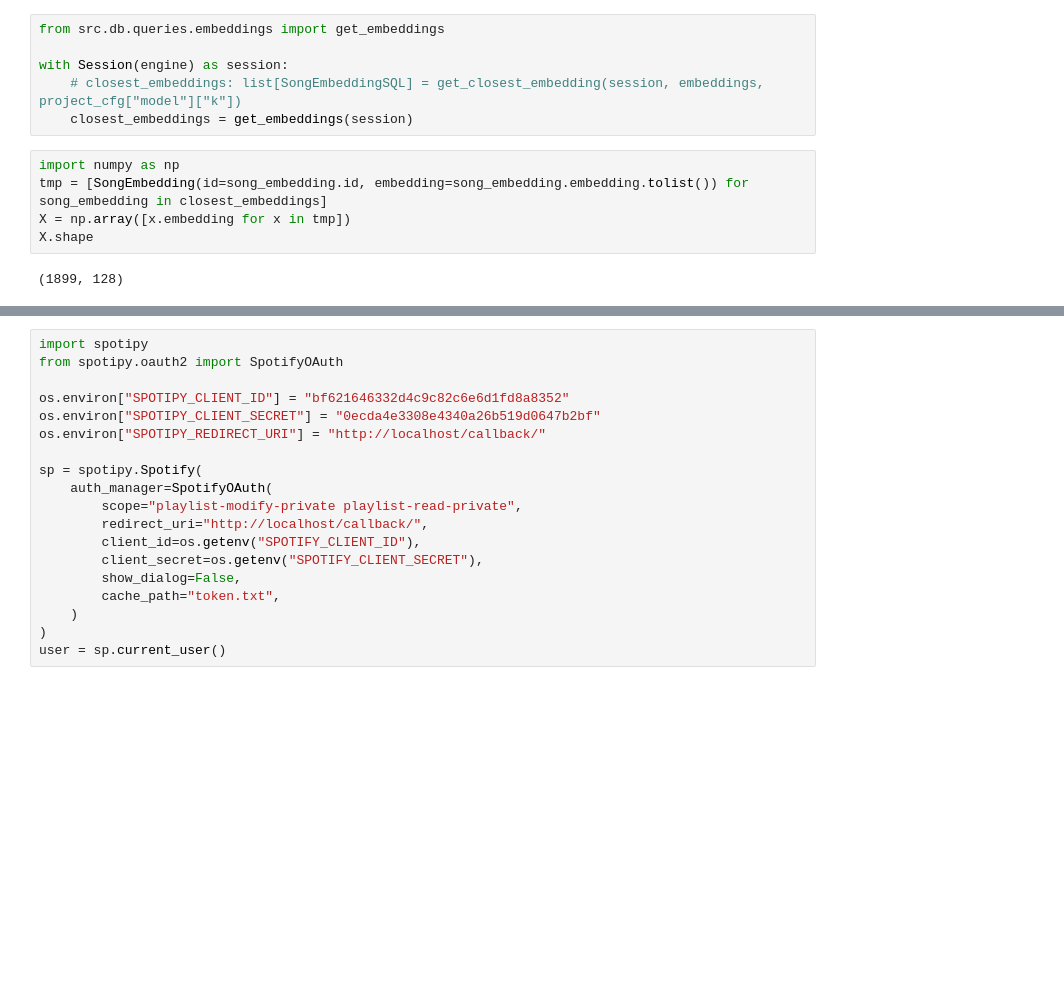
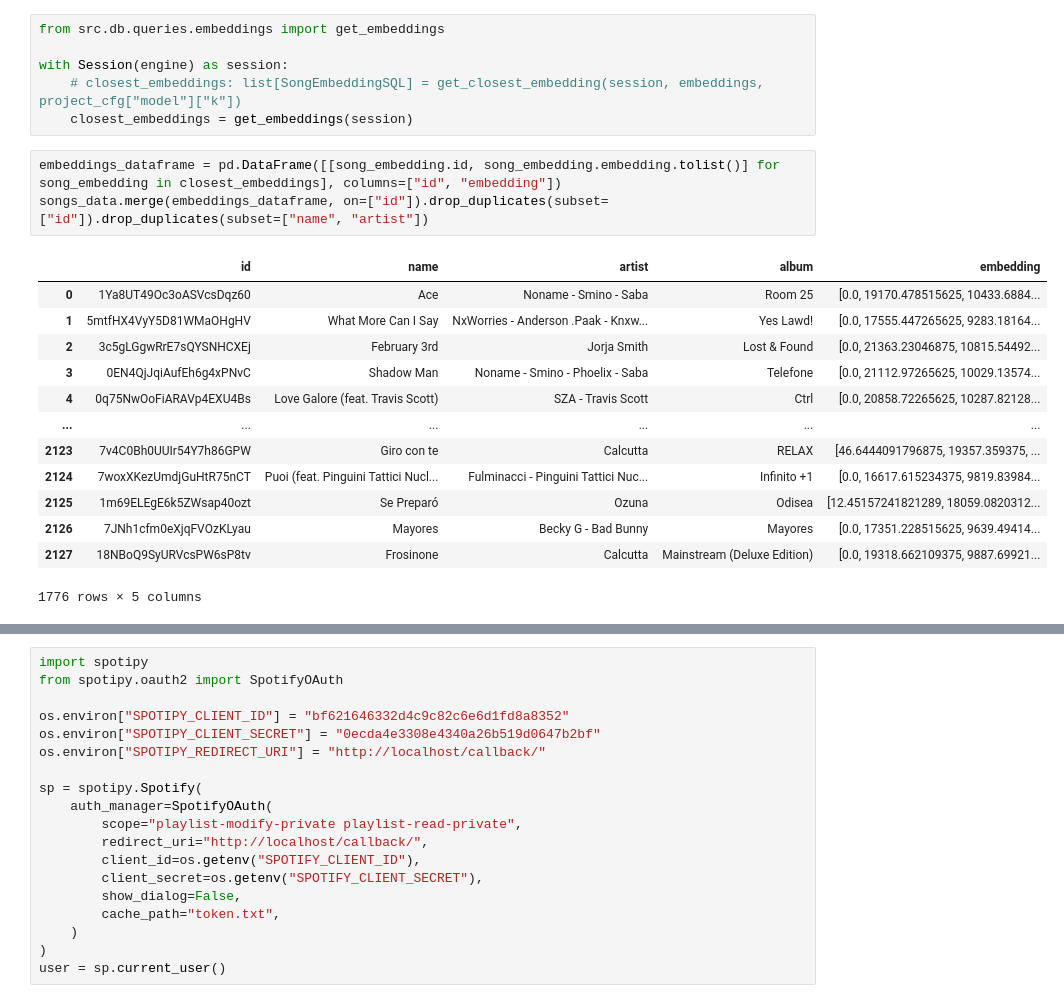
Before and after one commit to paolo-sofia/spotify-playlist-generator, a Jupyter notebook: notebooks/clustering.ipynb, the cells around one changed output, grey strips where cells are left out. Saved outputs shown, nothing was run; the diff lists cells and outputs as text; blank space fills up the shorter version.

```diff
--- a/notebooks/clustering.ipynb
+++ b/notebooks/clustering.ipynb
@@ -67,10 +113,20 @@ from src.db.queries.embeddings import get_embeddings
 with Session(engine) as session:
     # closest_embeddings: list[SongEmbeddingSQL] = get_closest_embedding(session, embeddings, project_cfg["model"]["k"])
     closest_embeddings = get_embeddings(session)
-# %%
-import numpy as np
-tmp = [SongEmbedding(id=song_embedding.id, embedding=song_embedding.embedding.tolist()) for song_embedding in closest_embeddings]
-X = np.array([x.embedding for x in tmp])
-X.shape
-# %% [output]
-(1899, 128)
+# %%
+embeddings_dataframe = pd.DataFrame([[song_embedding.id, song_embedding.embedding.tolist()] for song_embedding in closest_embeddings], columns=["id", "embedding"])
+songs_data.merge(embeddings_dataframe, on=["id"]).drop_duplicates(subset=["id"]).drop_duplicates(subset=["name", "artist"])
+# %% [output]
+|  | id | name | artist | album | embedding |
+| 0 | 1Ya8UT49Oc3oASVcsDqz60 | Ace | Noname - Smino - Saba | Room 25 | [0.0, 19170.478515625, 10433.6884... |
+| 1 | 5mtfHX4VyY5D81WMaOHgHV | What More Can I Say | NxWorries - Anderson .Paak - Knxw... | Yes Lawd! | [0.0, 17555.447265625, 9283.18164... |
+| 2 | 3c5gLGgwRrE7sQYSNHCXEj | February 3rd | Jorja Smith | Lost & Found | [0.0, 21363.23046875, 10815.54492... |
+| 3 | 0EN4QjJqiAufEh6g4xPNvC | Shadow Man | Noname - Smino - Phoelix - Saba | Telefone | [0.0, 21112.97265625, 10029.13574... |
+| 4 | 0q75NwOoFiARAVp4EXU4Bs | Love Galore (feat. Travis Scott) | SZA - Travis Scott | Ctrl | [0.0, 20858.72265625, 10287.82128... |
+| ... | ... | ... | ... | ... | ... |
+| 2123 | 7v4C0Bh0UUIr54Y7h86GPW | Giro con te | Calcutta | RELAX | [46.6444091796875, 19357.359375, ... |
+| 2124 | 7woxXKezUmdjGuHtR75nCT | Puoi (feat. Pinguini Tattici Nucl... | Fulminacci - Pinguini Tattici Nuc... | Infinito +1 | [0.0, 16617.615234375, 9819.83984... |
+| 2125 | 1m69ELEgE6k5ZWsap40ozt | Se Preparó | Ozuna | Odisea | [12.45157241821289, 18059.0820312... |
+| 2126 | 7JNh1cfm0eXjqFVOzKLyau | Mayores | Becky G - Bad Bunny | Mayores | [0.0, 17351.228515625, 9639.49414... |
+| 2127 | 18NBoQ9SyURVcsPW6sP8tv | Frosinone | Calcutta | Mainstream (Deluxe Edition) | [0.0, 19318.662109375, 9887.69921... |
+1776 rows × 5 columns
```
Also changed, not shown: parts of 22 cells of this notebook, 17 other files.
